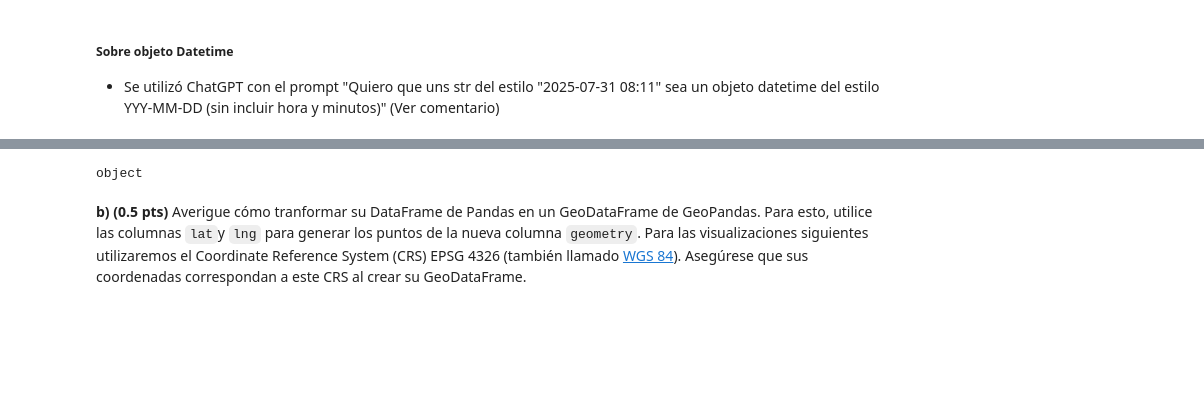
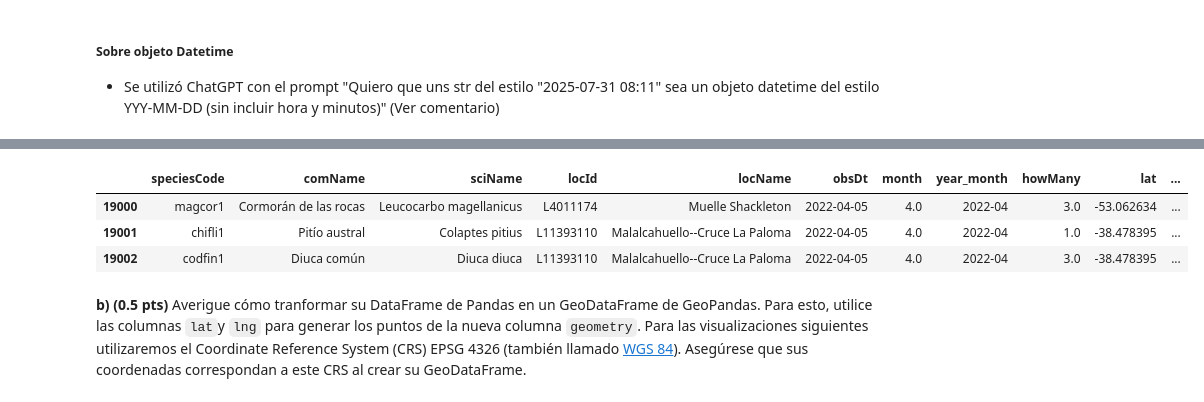
Before and after one commit to BenjaCidR/IMT2200-BENJAMIN-CID, a Jupyter notebook: Tareas/tarea 02/IMT2200-25s2 - Tarea 02.ipynb, the cells around one changed output, grey strips where cells are left out. Saved outputs shown, nothing was run; the diff lists cells and outputs as text; code cells hidden in the pictures; blank space fills up the shorter version.

```diff
--- a/Tareas/tarea 02/IMT2200-25s2 - Tarea 02.ipynb
+++ b/Tareas/tarea 02/IMT2200-25s2 - Tarea 02.ipynb
@@ -256,7 +332,15 @@ datetime64[ns]
 # %%
-#Se agregan las columnas month y year-month
+#Se agregan las columnas month y year-month después de obsDt
+posicion_agregar = df.columns.get_loc("obsDt") +1
+df.insert(posicion_agregar, "month", df["obsDt"].dt.month)
+df.insert(posicion_agregar +1, "year_month", df["obsDt"].dt.strftime("%Y-%m"))
+
+df[19000:19003]
 # %% [output]
-object
+|  | speciesCode | comName | sciName | locId | locName | obsDt | month | year_month | howMany | lat | ... |
+| 19000 | magcor1 | Cormorán de las rocas | Leucocarbo magellanicus | L4011174 | Muelle Shackleton | 2022-04-05 | 4.0 | 2022-04 | 3.0 | -53.062634 | ... |
+| 19001 | chifli1 | Pitío austral | Colaptes pitius | L11393110 | Malalcahuello--Cruce La Paloma | 2022-04-05 | 4.0 | 2022-04 | 1.0 | -38.478395 | ... |
+| 19002 | codfin1 | Diuca común | Diuca diuca | L11393110 | Malalcahuello--Cruce La Paloma | 2022-04-05 | 4.0 | 2022-04 | 3.0 | -38.478395 | ... |
 # %% [markdown]
 **b) (0.5 pts)** Averigue cómo tranformar su DataFrame de Pandas en un GeoDataFrame de GeoPandas. Para esto, utilice las columnas `lat`y `lng` para generar los puntos de la nueva columna `geometry`. Para las visualizaciones siguientes utilizaremos el Coordinate Reference System (CRS) EPSG 4326 (también llamado [WGS 84](https://es.wikipedia.org/wiki/WGS84)). Asegúrese que sus coordenadas correspondan a este CRS al crear su GeoDataFrame.
 # %%
```
Also changed, not shown: parts of 11 cells of this notebook.
